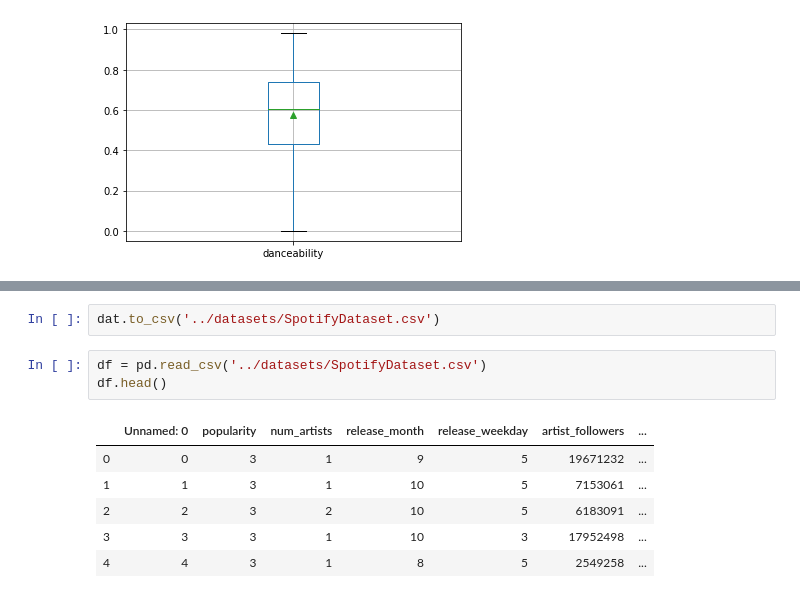
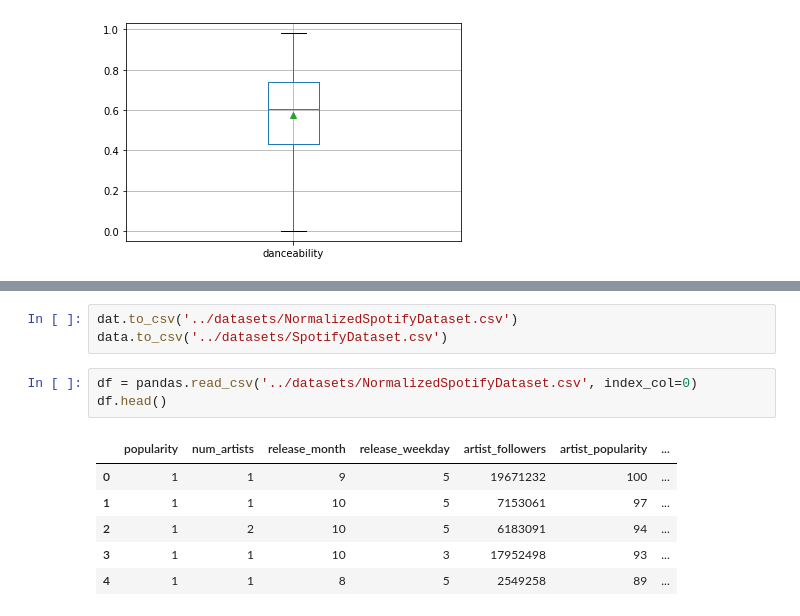
Before and after one commit to feliperamis/spotify-track-prediction, a Jupyter notebook: test-notebooks/preprocessing.ipynb, the cells around one changed output, grey strips where cells are left out. Cells and saved outputs as stored; diff of their text form.

```diff
--- a/test-notebooks/preprocessing.ipynb
+++ b/test-notebooks/preprocessing.ipynb
@@ -203,12 +217,13 @@ Best Params= {'n_neighbors': 19, 'weights': 'distance'} Accuracy= 0.637137597791
 # %%
-dat.to_csv('../datasets/SpotifyDataset.csv')
+dat.to_csv('../datasets/NormalizedSpotifyDataset.csv')
+data.to_csv('../datasets/SpotifyDataset.csv')
 # %%
-df = pd.read_csv('../datasets/SpotifyDataset.csv')
+df = pandas.read_csv('../datasets/NormalizedSpotifyDataset.csv', index_col=0)
 df.head()
 # %% [output]
-|  | Unnamed: 0 | popularity | num_artists | release_month | release_weekday | artist_followers | ... |
-| 0 | 0 | 3 | 1 | 9 | 5 | 19671232 | ... |
-| 1 | 1 | 3 | 1 | 10 | 5 | 7153061 | ... |
-| 2 | 2 | 3 | 2 | 10 | 5 | 6183091 | ... |
-| 3 | 3 | 3 | 1 | 10 | 3 | 17952498 | ... |
-| 4 | 4 | 3 | 1 | 8 | 5 | 2549258 | ... |
+|  | popularity | num_artists | release_month | release_weekday | artist_followers | artist_popularity | ... |
+| 0 | 1 | 1 | 9 | 5 | 19671232 | 100 | ... |
+| 1 | 1 | 1 | 10 | 5 | 7153061 | 97 | ... |
+| 2 | 1 | 2 | 10 | 5 | 6183091 | 94 | ... |
+| 3 | 1 | 1 | 10 | 3 | 17952498 | 93 | ... |
+| 4 | 1 | 1 | 8 | 5 | 2549258 | 89 | ... |
```
Also changed, not shown: parts of 13 cells of this notebook, 1 other file.
